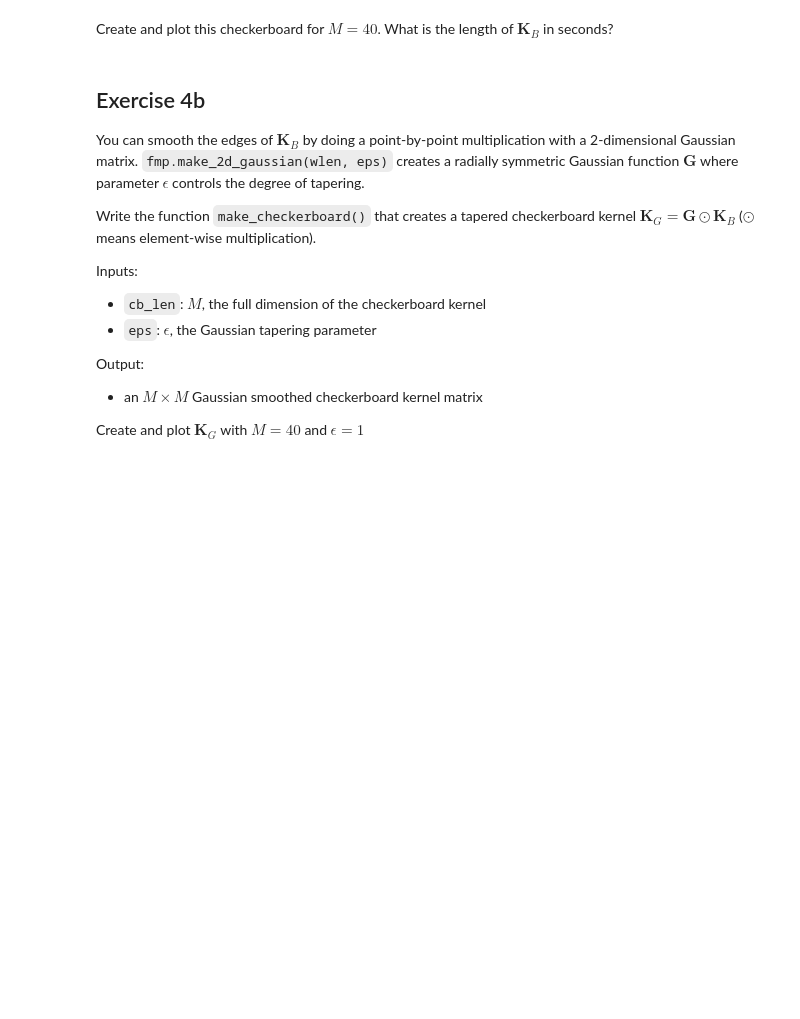
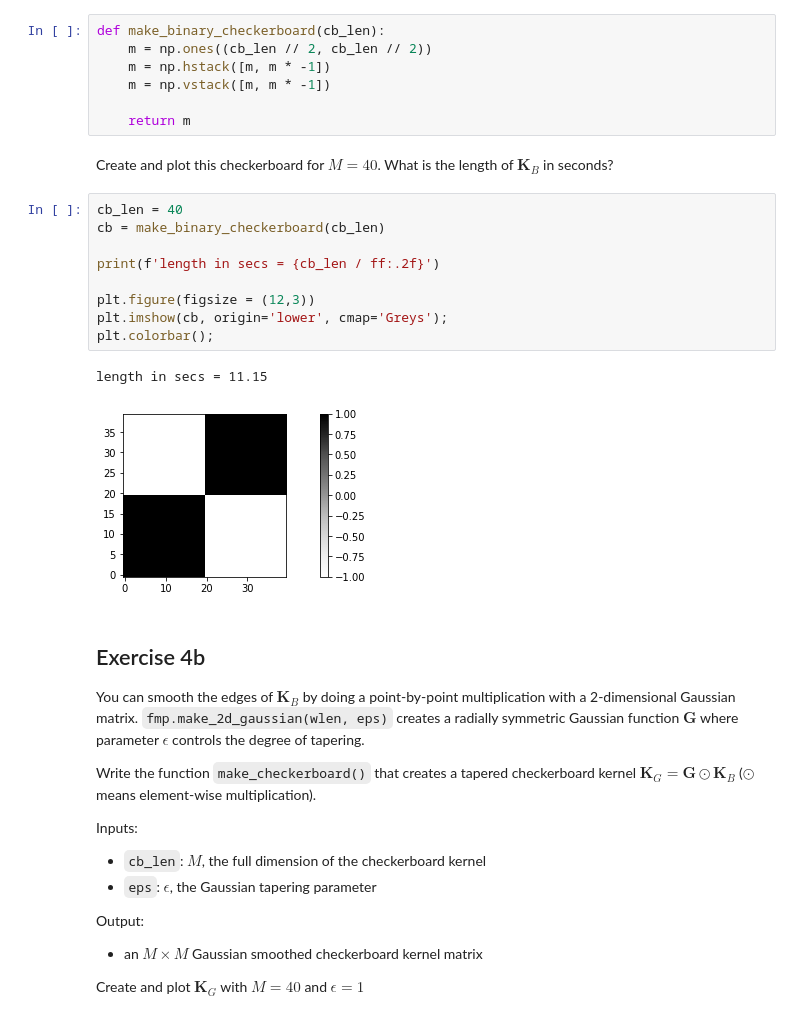
Before and after one commit to jmftrindade/digital_music_processing, a Jupyter notebook: 7_struct/lab7.ipynb, the cells around one changed output. Drawn from its saved outputs; the diff is of its cells as text; blank space fills up the shorter version.

```diff
--- a/7_struct/lab7.ipynb
+++ b/7_struct/lab7.ipynb
@@ -98,5 +124,24 @@ def make_binary_checkerboard(cb_len):
+# %%
+def make_binary_checkerboard(cb_len):
+    m = np.ones((cb_len // 2, cb_len // 2))
+    m = np.hstack([m, m * -1])
+    m = np.vstack([m, m * -1])
+
+    return m
 # %% [markdown]
 Create and plot this checkerboard for $M=40$. What is the length of $\mathbf{K}_B$ in seconds?
+# %%
+cb_len = 40
+cb = make_binary_checkerboard(cb_len)
+
+print(f'length in secs = {cb_len / ff:.2f}')
+
+plt.figure(figsize = (12,3))
+plt.imshow(cb, origin='lower', cmap='Greys');
+plt.colorbar();
+# %% [output]
+length in secs = 11.15
+[figure, added]
 # %% [markdown]
 ## Exercise 4b
 
```
Also changed, not shown: parts of 17 cells of this notebook, 3 other files.
